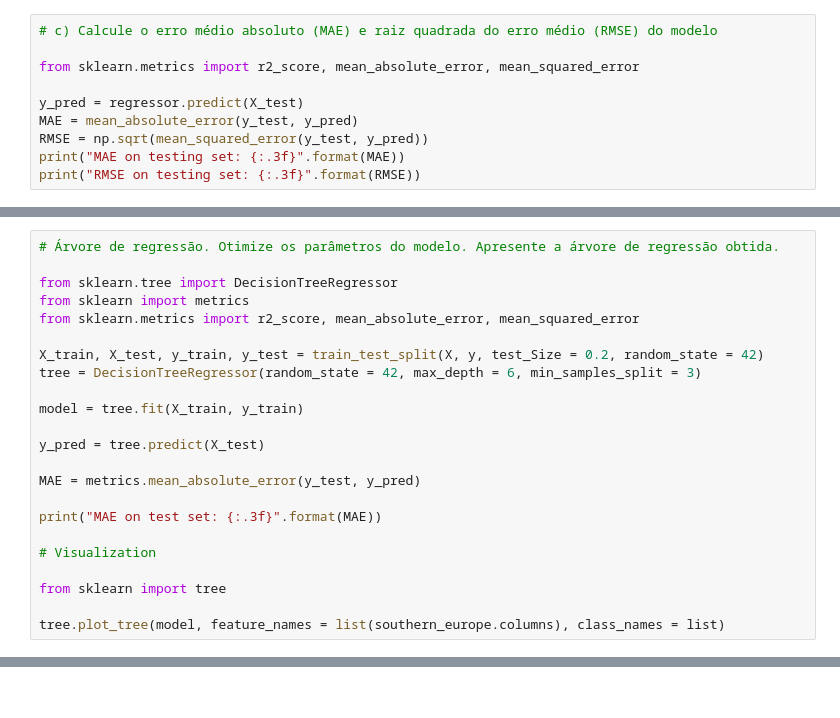
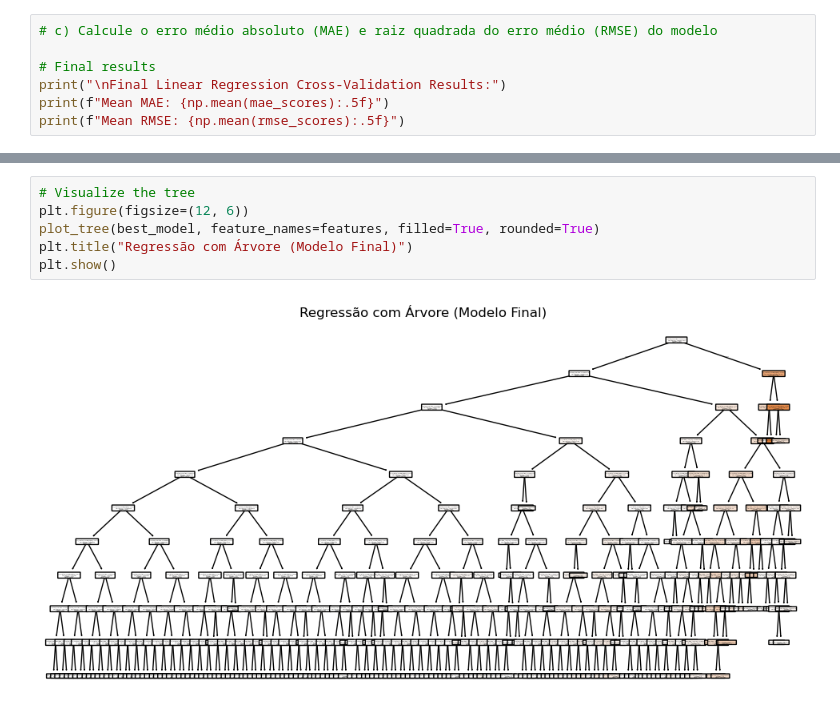
Before and after one commit to Ricardo1220901/ANADI2, a Jupyter notebook: Regressão.ipynb, the cells around one changed output, grey strips where cells are left out. Cells and saved outputs as stored; diff of their text form.

```diff
--- a/Regressão.ipynb
+++ b/Regressão.ipynb
@@ -115,11 +294,8 @@ plt.show()
 # %%
 # c) Calcule o erro médio absoluto (MAE) e raiz quadrada do erro médio (RMSE) do modelo
 
-from sklearn.metrics import r2_score, mean_absolute_error, mean_squared_error
-
-y_pred = regressor.predict(X_test)
-MAE = mean_absolute_error(y_test, y_pred)
-RMSE = np.sqrt(mean_squared_error(y_test, y_pred))
-print("MAE on testing set: {:.3f}".format(MAE))
-print("RMSE on testing set: {:.3f}".format(RMSE))
+# Final results
+print("\nFinal Linear Regression Cross-Validation Results:")
+print(f"Mean MAE: {np.mean(mae_scores):.5f}")
+print(f"Mean RMSE: {np.mean(rmse_scores):.5f}")
 # %% [output]
@@ -131,23 +366,0 @@ RMSE on testing set: 1513.205
-# %%
-# Árvore de regressão. Otimize os parâmetros do modelo. Apresente a árvore de regressão obtida.
-
-from sklearn.tree import DecisionTreeRegressor
-from sklearn import metrics
-from sklearn.metrics import r2_score, mean_absolute_error, mean_squared_error
-
-X_train, X_test, y_train, y_test = train_test_split(X, y, test_Size = 0.2, random_state = 42)
-tree = DecisionTreeRegressor(random_state = 42, max_depth = 6, min_samples_split = 3)
-
-model = tree.fit(X_train, y_train)
-
-y_pred = tree.predict(X_test)
-
-MAE = metrics.mean_absolute_error(y_test, y_pred)
-
-print("MAE on test set: {:.3f}".format(MAE))
-
-# Visualization
-
-from sklearn import tree
-
-tree.plot_tree(model, feature_names = list(southern_europe.columns), class_names = list)
@@ -153,0 +452,8 @@ tree.plot_tree(model, feature_names = list(southern_europe.columns), class_names
+# %%
+# Visualize the tree
+plt.figure(figsize=(12, 6))
+plot_tree(best_model, feature_names=features, filled=True, rounded=True)
+plt.title("Regressão com Árvore (Modelo Final)")
+plt.show()
+# %% [output]
+[figure, added]
```
Also changed, not shown: parts of 17 cells of this notebook.
